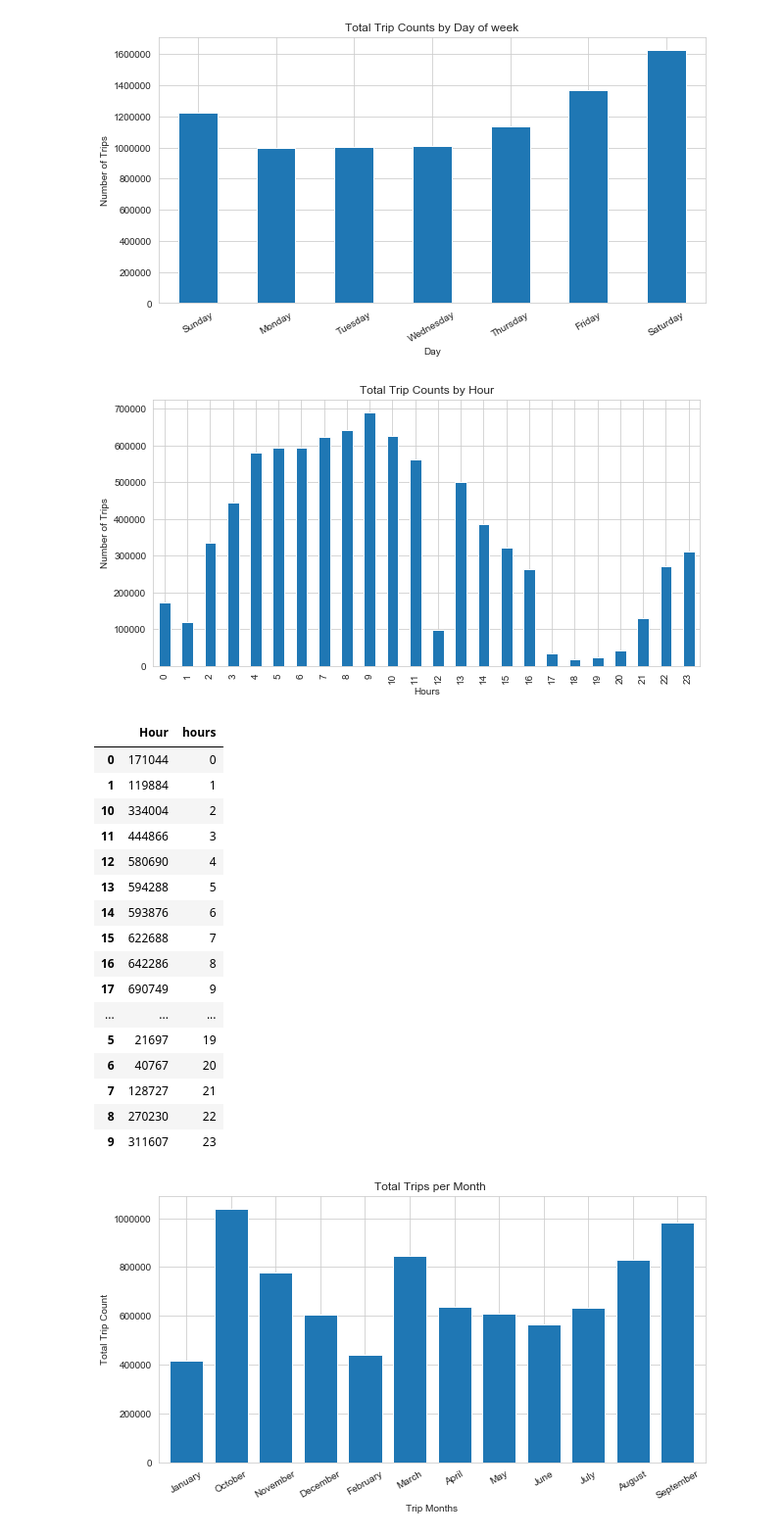
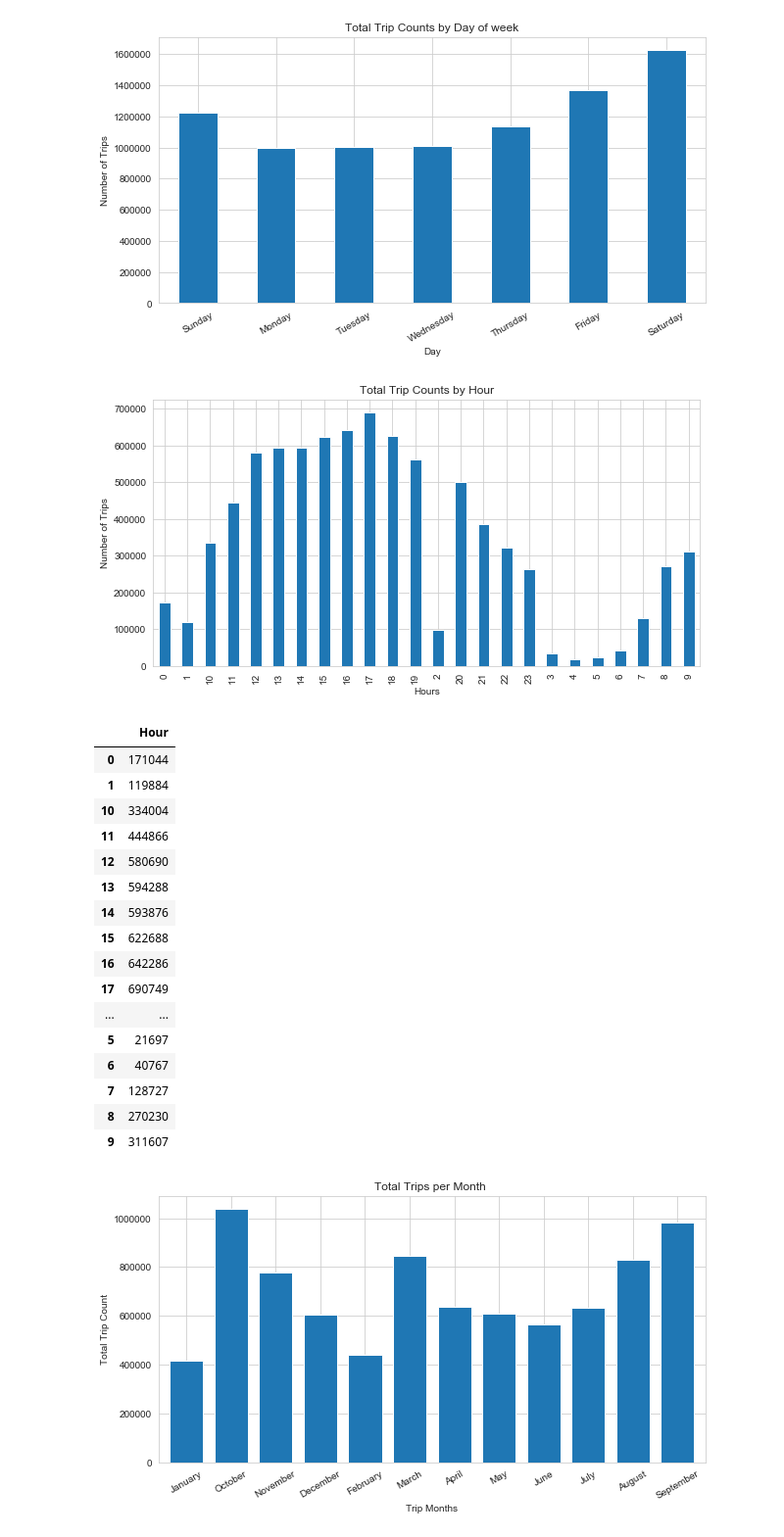
Before and after one commit to sheetalbongale/Scooters-In-Austin-Data-Analysis, a Jupyter notebook: Sheetal/Shared_Mobility_Sheetal.ipynb, the cells around one changed output. Shown at 98% size. Saved outputs shown, nothing was run; the diff lists cells and outputs as text; code cells hidden in the pictures.

```diff
--- a/Sheetal/Shared_Mobility_Sheetal.ipynb
+++ b/Sheetal/Shared_Mobility_Sheetal.ipynb
@@ -250,37 +255,40 @@ plt.show()
 # %% [output]
 [figure]
 # %%
+# Count trips per hour and sort by hour:
 hourly_total = pd.DataFrame(clean_results_df['Hour'].value_counts().sort_index())
-hours = ['0','1','2','3','4','5','6','7','8','9','10','11','12','13','14','15','16','17','18', '19','20','21','22','23']
+#hours = ['0','1','2','3','4','5','6','7','8','9','10','11','12','13','14','15','16','17','18', '19','20','21','22','23']
 #hours = ['0','1','10','11','12','13','14','15','16','17','18','19','2','20','21','22','23','3','4','5','6','7','8','9']
-hourly_total['Hours'] = hours
+#hourly_total['Hours'] = hours
 
-hourly_total.plot(kind='bar', x='Hours', y='Hour', title='Total Trip Counts by Hour', figsize = (10,5), legend=False)
+hourly_total.reset_index().plot(kind='bar', x='index', y='Hour', title='Total Trip Counts by Hour', figsize = (10,5), legend=False)
+plt.xlabel('Hours')
 plt.ylabel('Number of Trips')
+plt.savefig("Plots/trips_per_hour.png")
 plt.show()
-#This graph seems to give wrong mapped values
+#now shows correct plot but xticks not sorted
 # %% [output]
-[figure, old version]
+[figure, new version]
 # %%
 hourly_total
 # %% [output]
-|  | Hour | hours |
-| 0 | 171044 | 0 |
-| 1 | 119884 | 1 |
-| 10 | 334004 | 2 |
-| 11 | 444866 | 3 |
-| 12 | 580690 | 4 |
-| 13 | 594288 | 5 |
-| 14 | 593876 | 6 |
-| 15 | 622688 | 7 |
-| 16 | 642286 | 8 |
-| 17 | 690749 | 9 |
-| ... | ... | ... |
-| 5 | 21697 | 19 |
-| 6 | 40767 | 20 |
-| 7 | 128727 | 21 |
-| 8 | 270230 | 22 |
-| 9 | 311607 | 23 |
+|  | Hour |
+| 0 | 171044 |
+| 1 | 119884 |
+| 10 | 334004 |
+| 11 | 444866 |
+| 12 | 580690 |
+| 13 | 594288 |
+| 14 | 593876 |
+| 15 | 622688 |
+| 16 | 642286 |
+| 17 | 690749 |
+| ... | ... |
+| 5 | 21697 |
+| 6 | 40767 |
+| 7 | 128727 |
+| 8 | 270230 |
+| 9 | 311607 |
 # %%
 monthly_total = pd.DataFrame(clean_results_df['Month'].value_counts()).sort_index()
 import calendar
```
Also changed, not shown: parts of 6 cells of this notebook, 4 other files.
